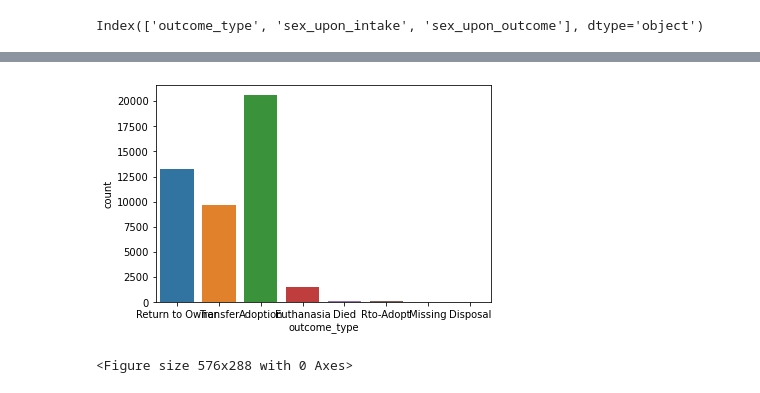
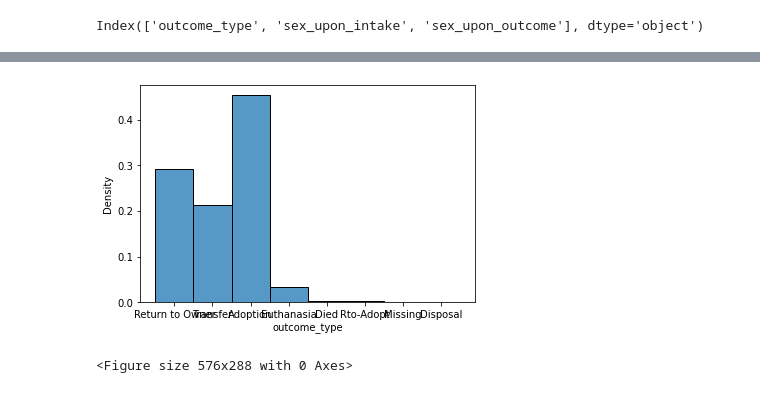
Before and after one commit to amandawhite013/CapstoneTwo, a Jupyter notebook: data_wrangling.ipynb, the cells around one changed output, grey strips where cells are left out. Cells and saved outputs as stored; diff of their text form; code cells hidden in the pictures.

Commit message:
histograms added

```diff
--- a/data_wrangling.ipynb
+++ b/data_wrangling.ipynb
@@ -212,10 +216,10 @@ df.head()
 | 3 | Transfer | A047759 | 10.0 | 2014-04-07 15:12:00 | 2014-04 | ... |
 | 4 | Return to Owner | A134067 | 16.0 | 2013-11-16 11:54:00 | 2013-11 | ... |
 # %%
-_ = sns.countplot(x=  df['outcome_type'])
+_ = sns.histplot( x=  df['outcome_type'], stat = 'density')
 plt.figure(figsize=(8, 4))
 plt.show()
 #what to do about transfered animals? Do they count as unadopted since it's a no kill shelter?
 # %% [output]
-[figure, old version]
+[figure, new version]
 <Figure size 576x288 with 0 Axes>
```
Also changed, not shown: parts of 15 cells of this notebook.
